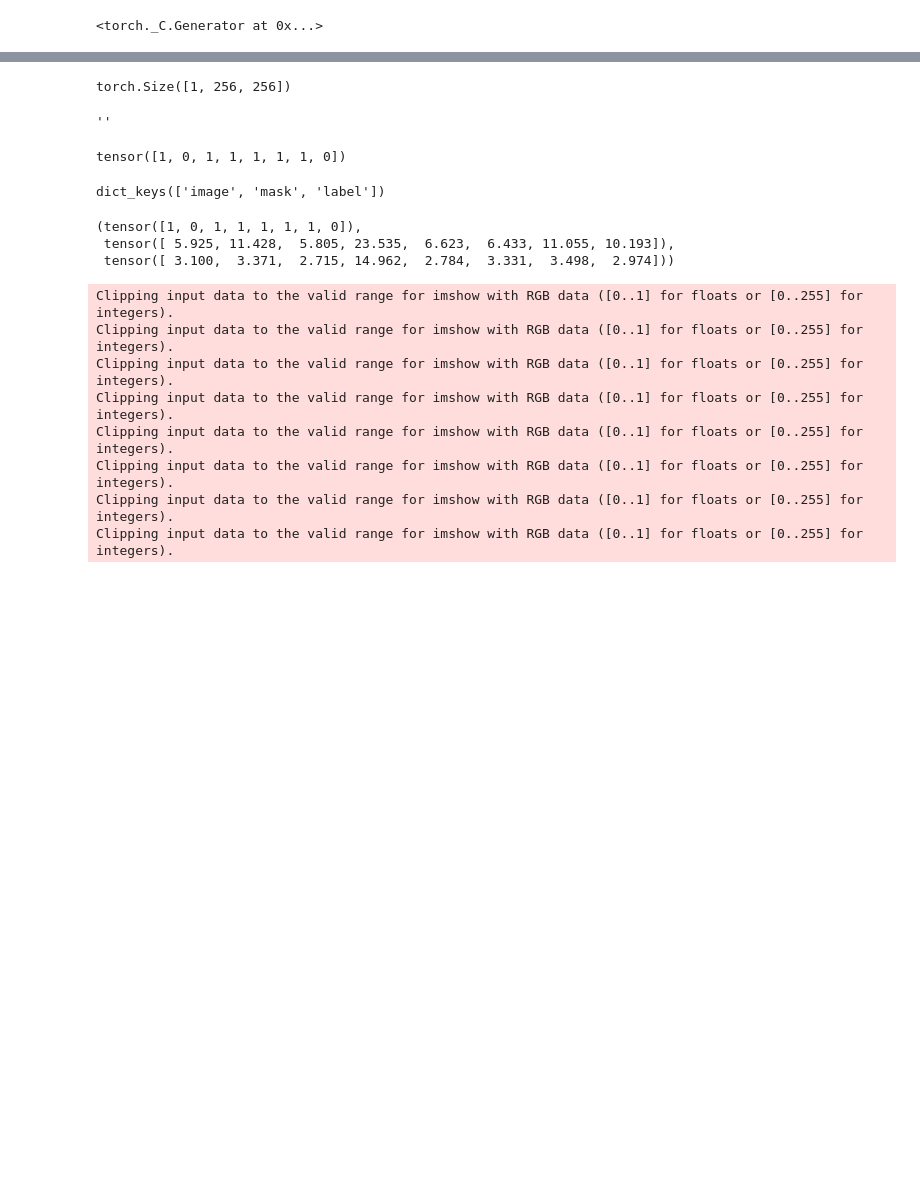
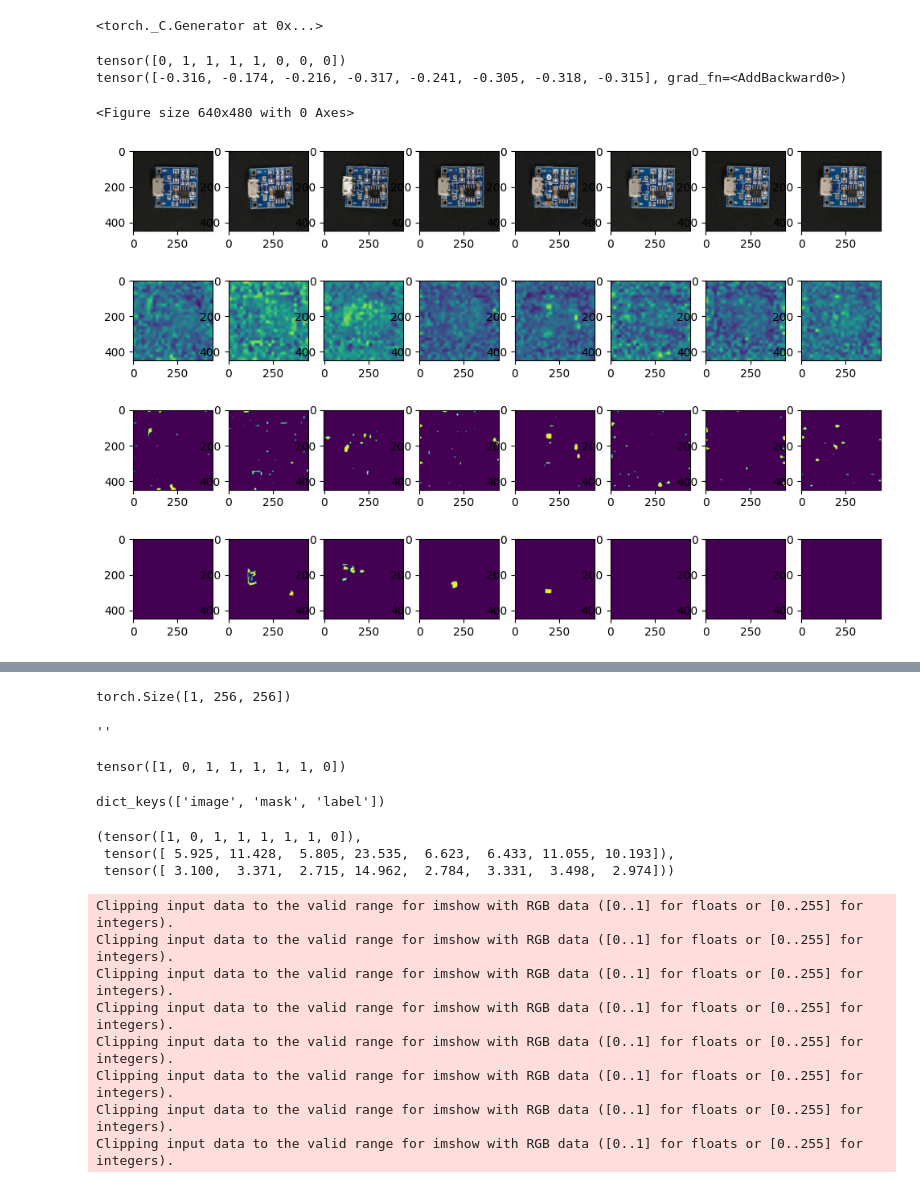
Before and after one commit to xjiae/arpro, a Jupyter notebook: notebooks/ad_vae_mvtec_test.ipynb, the cells around one changed output, grey strips where cells are left out. Cells and saved outputs as stored; diff of their text form; code cells hidden in the pictures; blank space fills up the shorter version.

```diff
--- a/notebooks/ad_vae_mvtec_test.ipynb
+++ b/notebooks/ad_vae_mvtec_test.ipynb
@@ -18,3 +25,34 @@ torch.set_printoptions(precision=3, linewidth=120)
+# %%
+torch.manual_seed(1238)
+N = 8
+dataloader = get_ad_dataloader("visa", image_size=448, batch_size=N, category=cat, split="test")
+for batch in dataloader:
+    x = batch["image"]
+    out = model(2*x-1)
+    break
+
+thresh = out.alpha.flatten(1).quantile(0.99, dim=1)
+alpha_thresh = (out.alpha.detach() > thresh.view(N,1,1,1)).long()
+print(batch["label"])
+print(out.score)
+# %% [output]
+tensor([0, 1, 1, 1, 1, 0, 0, 0])
+tensor([-0.316, -0.174, -0.216, -0.317, -0.241, -0.305, -0.318, -0.315], grad_fn=<AddBackward0>)
+# %%
+plt.clf()
+fig, ax = plt.subplots(4,8, figsize=(12, 8))
+for i in range(8):
+    xi = x[i].detach()
+    alphai = out.alpha[i].detach()
+    alphai_thresh = alpha_thresh[i]
+    maski = batch["mask"][i]
+    ax[0,i].imshow(xi.numpy().transpose(1,2,0))
+    ax[1,i].imshow(alphai.numpy().transpose(1,2,0))
+    ax[2,i].imshow(alphai_thresh.numpy().transpose(1,2,0))
+    ax[3,i].imshow(maski.numpy().transpose(1,2,0))
+# %% [output]
+<Figure size 640x480 with 0 Axes>
+[figure, added]
 # %%
 cat = "transistor"
 model = FastflowAdModel()
```
Also changed, not shown: parts of 4 cells of this notebook, 18 other files.
